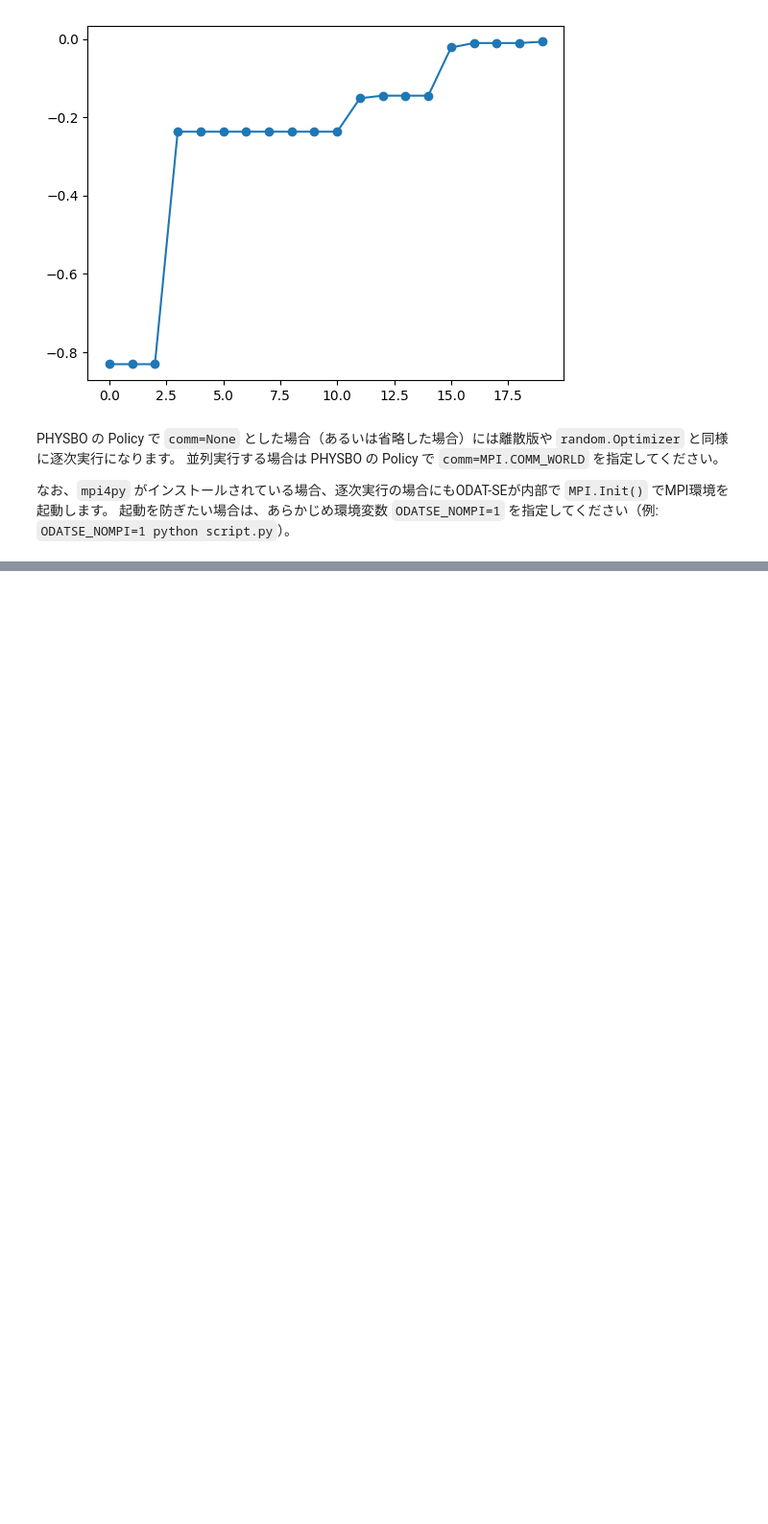
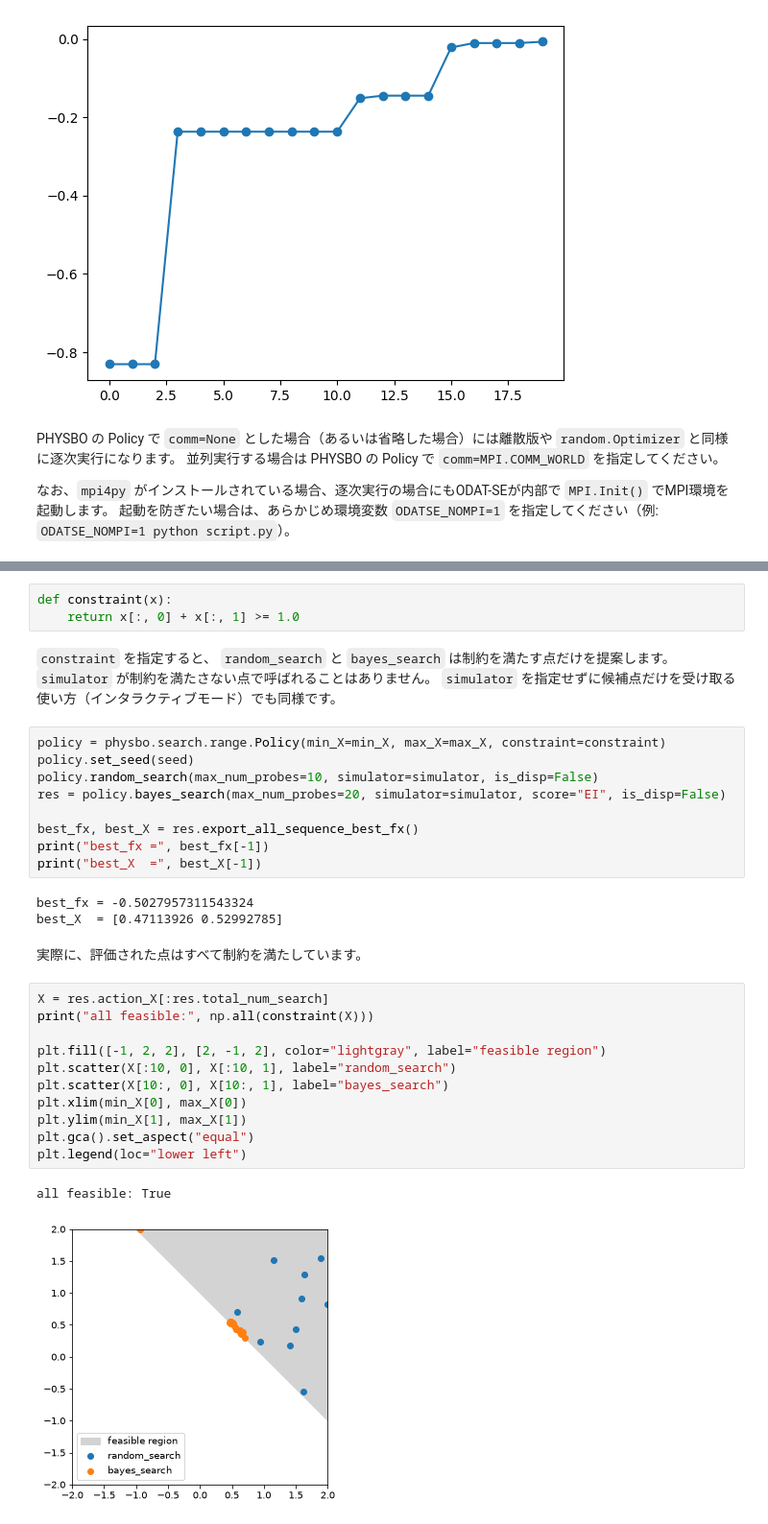
Before and after one commit to issp-center-dev/PHYSBO, a Jupyter notebook: docs/sphinx/manual/ja/source/notebook/tutorial_range.ipynb, the cells around one changed output, grey strips where cells are left out. Shown at 96% size. Cells and saved outputs as stored; diff of their text form; blank space fills up the shorter version.

```diff
--- a/docs/sphinx/manual/ja/source/notebook/tutorial_range.ipynb
+++ b/docs/sphinx/manual/ja/source/notebook/tutorial_range.ipynb
@@ -215,0 +224,35 @@ PHYSBO の Policy で `comm=None` とした場合（あるいは省略した場
+# %%
+def constraint(x):
+    return x[:, 0] + x[:, 1] >= 1.0
+# %% [markdown]
+`constraint` を指定すると、 `random_search` と `bayes_search` は制約を満たす点だけを提案します。
+`simulator` が制約を満たさない点で呼ばれることはありません。
+`simulator` を指定せずに候補点だけを受け取る使い方（インタラクティブモード）でも同様です。
+# %%
+policy = physbo.search.range.Policy(min_X=min_X, max_X=max_X, constraint=constraint)
+policy.set_seed(seed)
+policy.random_search(max_num_probes=10, simulator=simulator, is_disp=False)
+res = policy.bayes_search(max_num_probes=20, simulator=simulator, score="EI", is_disp=False)
+
+best_fx, best_X = res.export_all_sequence_best_fx()
+print("best_fx =", best_fx[-1])
+print("best_X  =", best_X[-1])
+# %% [output]
+best_fx = -0.5027957311543324
+best_X  = [0.47113926 0.52992785]
+# %% [markdown]
+実際に、評価された点はすべて制約を満たしています。
+# %%
+X = res.action_X[:res.total_num_search]
+print("all feasible:", np.all(constraint(X)))
+
+plt.fill([-1, 2, 2], [2, -1, 2], color="lightgray", label="feasible region")
+plt.scatter(X[:10, 0], X[:10, 1], label="random_search")
+plt.scatter(X[10:, 0], X[10:, 1], label="bayes_search")
+plt.xlim(min_X[0], max_X[0])
+plt.ylim(min_X[1], max_X[1])
+plt.gca().set_aspect("equal")
+plt.legend(loc="lower left")
+# %% [output]
+all feasible: True
+[figure, added]
```
Also changed, not shown: parts of 2 cells of this notebook, 3 other files.
